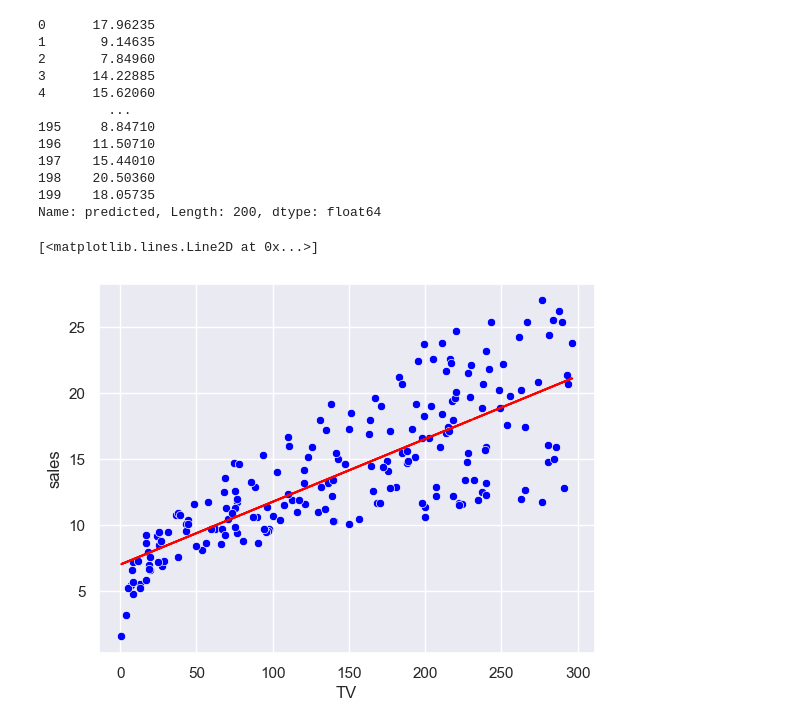
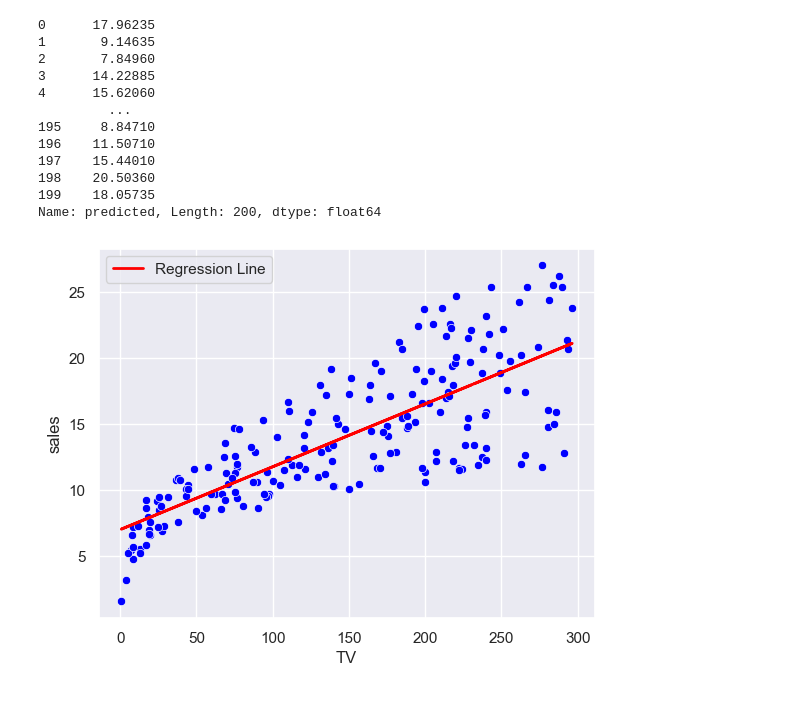
Before and after one commit to jborgesecon/cs109x, a Jupyter notebook: test1.ipynb, the cells around one changed output. Drawn from its saved outputs; the diff is of its cells as text; code cells hidden in the pictures.

```diff
--- a/test1.ipynb
+++ b/test1.ipynb
@@ -62,13 +62,15 @@ df['predicted']
 199    18.05735
 Name: predicted, Length: 200, dtype: float64
 # %%
+# Plotting results with seaborn:
+
 sns.set_theme(style='darkgrid')
 fig = plt.figure()
 ax = fig.add_subplot(1,1,1)
 sns.scatterplot(data=df, x='TV', y='sales', color='blue')
-ax.plot(df['TV'], df['predicted_sales'], color='red', linewidth=2, label='Regression Line')
+ax.plot(df['TV'], df['predicted'], color='red', linewidth=2, label='Regression Line')
 
-ax.l
+ax.legend()
+plt.show()
 # %% [output]
-[<matplotlib.lines.Line2D at 0x...>]
-[figure, old version]
+[figure, new version]
```
Also changed, not shown: 1 other file.
